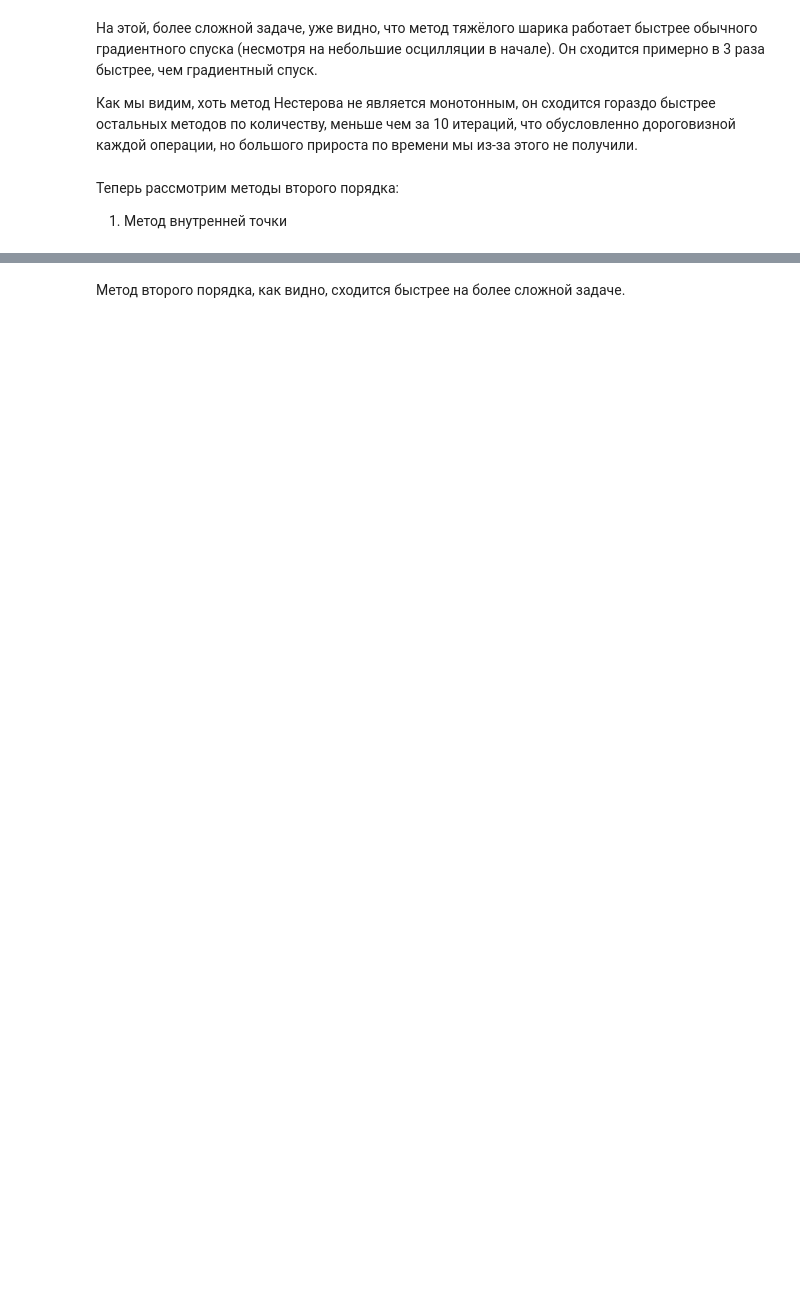
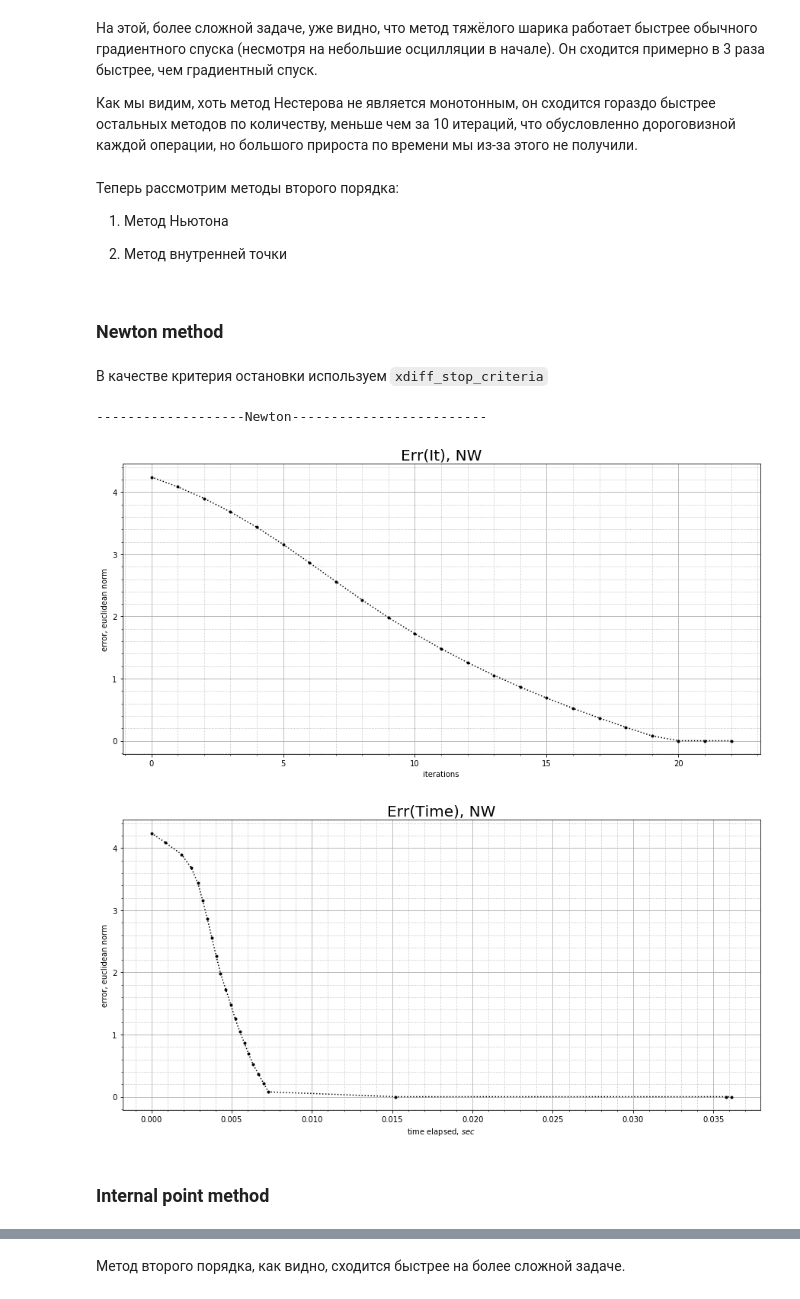
Before and after one commit to KaEuAn/ConvexOptimisationProject, a Jupyter notebook: presentation.ipynb, the cells around one changed output, grey strips where cells are left out. Saved outputs shown, nothing was run; the diff lists cells and outputs as text; code cells hidden in the pictures; blank space fills up the shorter version.

```diff
--- a/presentation.ipynb
+++ b/presentation.ipynb
@@ -425,7 +423,36 @@ proj [ 3.  3.]
 # %% [markdown]
 Теперь рассмотрим методы второго порядка:
 
-1) Метод внутренней точки
+1) Метод Ньютона
+
+2) Метод внутренней точки
+# %% [markdown]
+### Newton method
+# %% [markdown]
+В качестве критерия остановки используем `xdiff_stop_criteria`
+# %%
+print("-------------------Newton-------------------------")
+
+# newton descent solver initialisation
+init_point = np.array([0.,0.])
+criteria = nw.stop_criterias.xdiff_stop_crit(0.0001)
+newton_task = nw.solver(oracle_2, constraints)
+newton_task.set_init_position(init_point)
+stp_size = gd.step_sizes.ArmijoStepSize(oracle_2, constraints, init_alpha=0.5)
+newton_task.set_step_size(stp_size)
+
+# launch
+result = newton_task.make(criteria)
+
+# result showing
+result.ShowIterations("Err(It), NW")
+result.ShowTime("Err(Time), NW")
+# %% [output]
+-------------------Newton-------------------------
+[figure, added]
+[figure, added]
+# %% [markdown]
+### Internal point method
 # %%
 print("-----------------Internal point--------------------")
 
```
Also changed, not shown: parts of 36 cells of this notebook.
